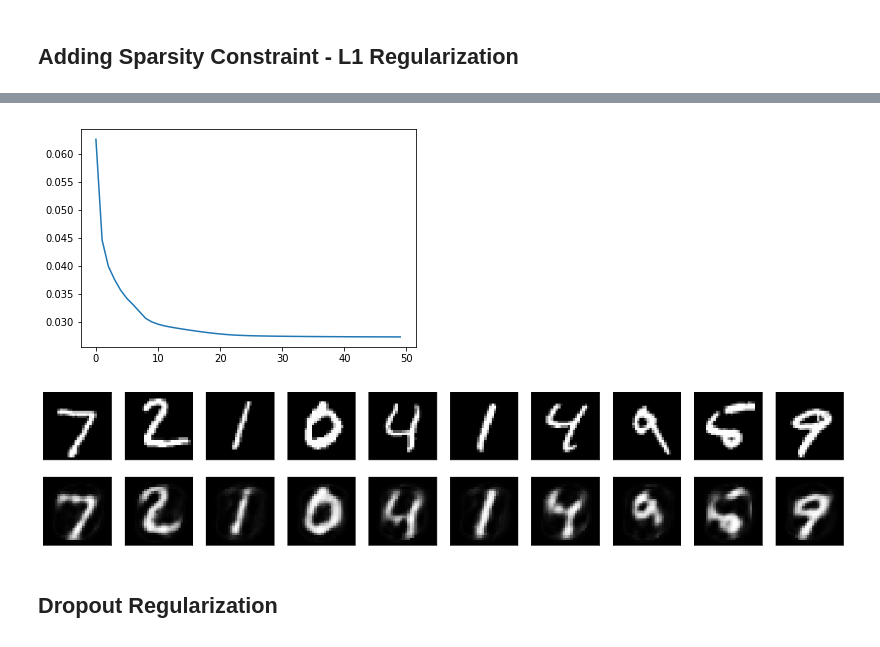
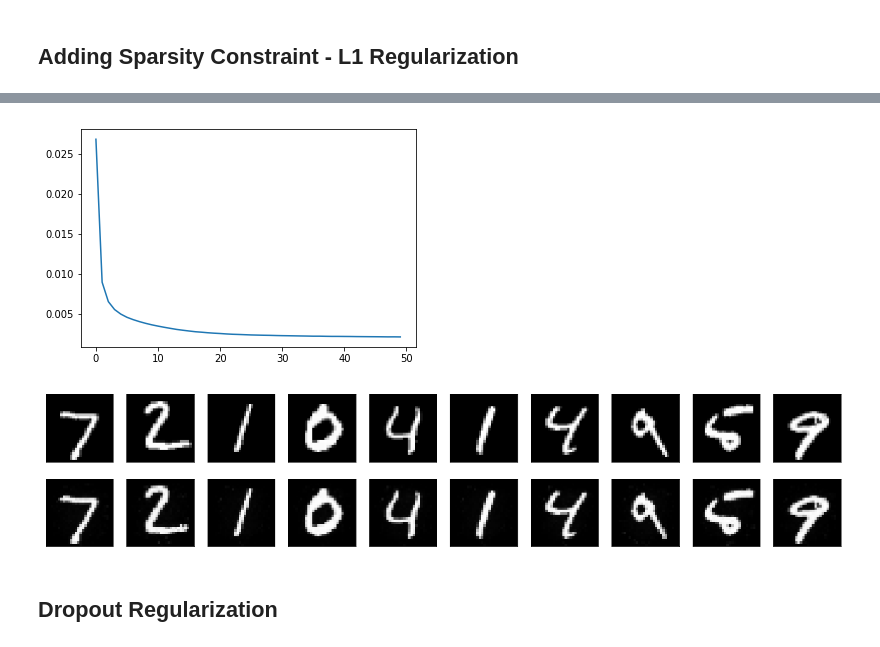
Before and after one commit to shannonycj/aetk, a Jupyter notebook: AE_with_MNIST.ipynb, the cells around one changed output, grey strips where cells are left out. Saved outputs shown, nothing was run; the diff lists cells and outputs as text; code cells hidden in the pictures.

```diff
--- a/AE_with_MNIST.ipynb
+++ b/AE_with_MNIST.ipynb
@@ -126,7 +155,7 @@ plt.show()
 # close the previous tf.Session
 sess.close()
 
-X_ph, encoded, decoded, loss, train_op = basic_ae(32, 784, reg='l1', reg_param=0.1)
+X_ph, encoded, decoded, loss, train_op = basic_ae(806, 784, reg='l1', reg_param=0.1)
 
 sess = tf.Session()
 sess.run(tf.global_variables_initializer())
@@ -162,4 +191,4 @@ plt.show()
-[figure, old version]
+[figure, new version]
 # %%
 decoded_imgs = sess.run(decoded, feed_dict={X_ph: x_test})
 n = 10  # how many digits we will display
@@ -180,7 +209,7 @@ for i in range(n):
     ax.get_yaxis().set_visible(False)
 plt.show()
 # %% [output]
-[figure, old version]
+[figure, new version]
 # %% [markdown]
 ## Dropout Regularization
 # %%
```
Also changed, not shown: parts of 18 cells of this notebook.
